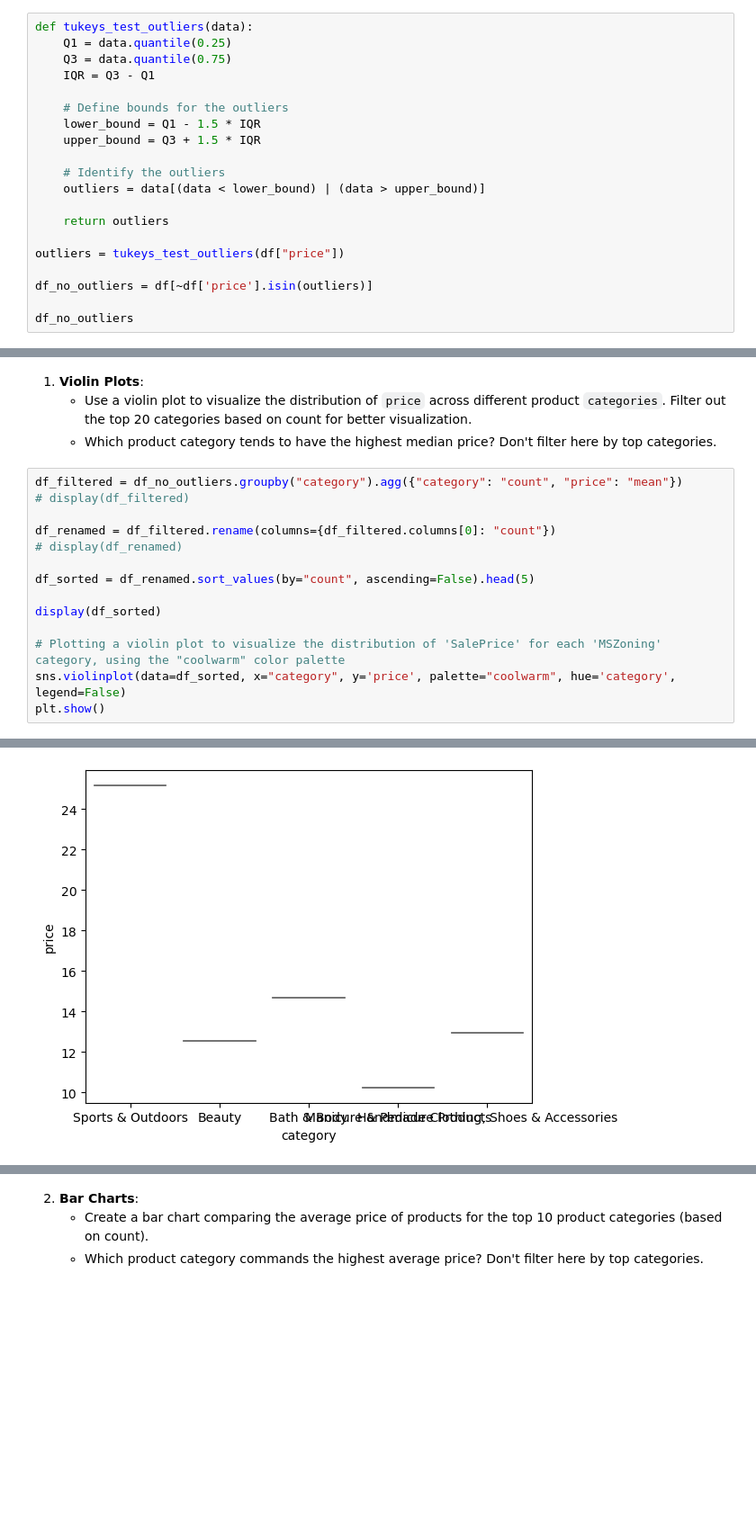
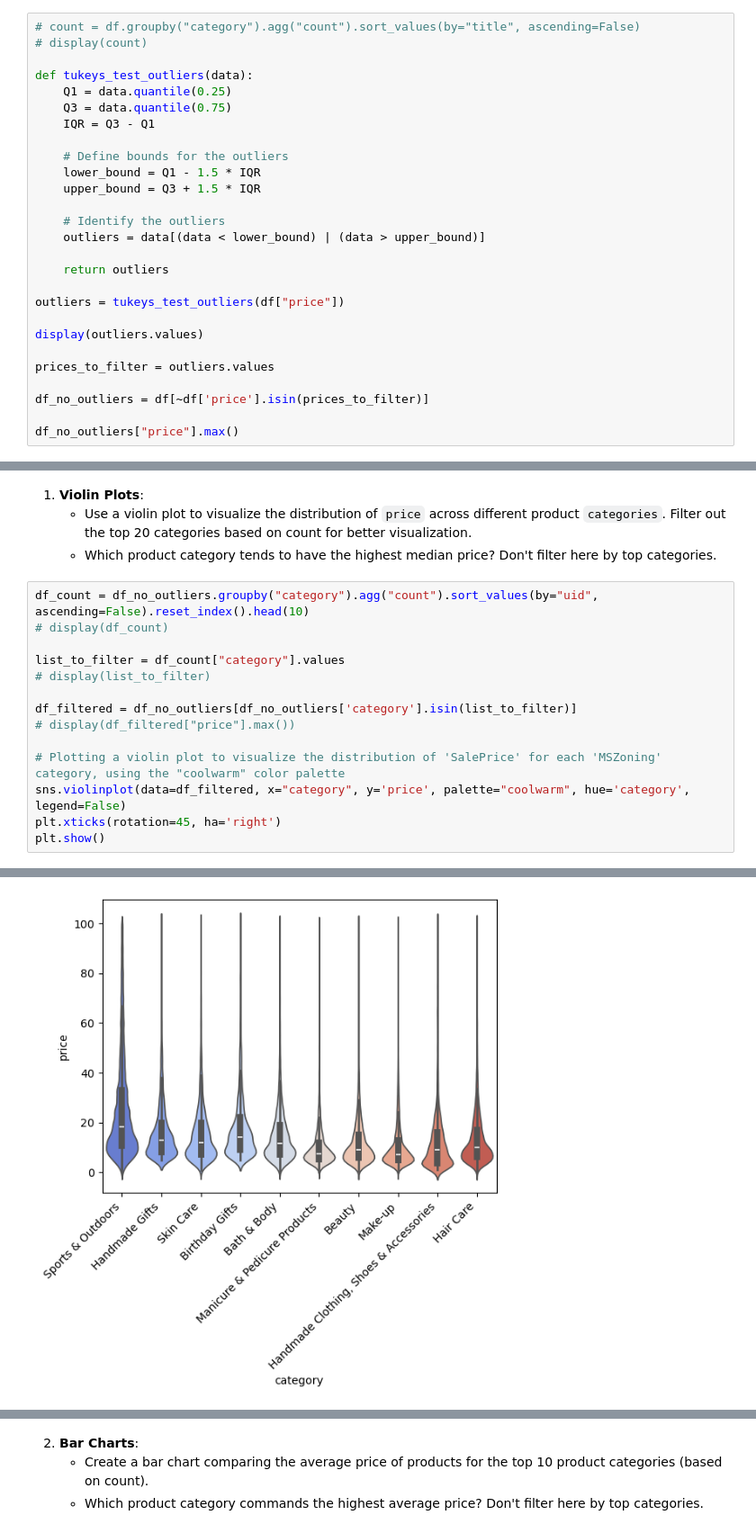
Before and after one commit to estebanba/lab-eda-bivariate, a Jupyter notebook: lab-eda-bivariate.ipynb, the cells around one changed output, grey strips where cells are left out. Shown at 90% size. Drawn from its saved outputs; the diff is of its cells as text; blank space fills up the shorter version.

```diff
--- a/lab-eda-bivariate.ipynb
+++ b/lab-eda-bivariate.ipynb
@@ -139,6 +139,9 @@ plt.show()
 
 	*Hint: you can check the last Check For Understanding at the end of the lesson EDA Bivariate Analysis for a hint on how to do this.*
 # %%
+# count = df.groupby("category").agg("count").sort_values(by="title", ascending=False)
+# display(count)
+
 def tukeys_test_outliers(data):
     Q1 = data.quantile(0.25)
     Q3 = data.quantile(0.75)
@@ -155,7 +158,11 @@ def tukeys_test_outliers(data):
 
 outliers = tukeys_test_outliers(df["price"])
 
-df_no_outliers = df[~df['price'].isin(outliers)]
+display(outliers.values)
 
-df_no_outliers
+prices_to_filter = outliers.values
+
+df_no_outliers = df[~df['price'].isin(prices_to_filter)]
+
+df_no_outliers["price"].max()
 # %% [output]
@@ -178,17 +174,17 @@ df_no_outliers
     - Use a violin plot to visualize the distribution of `price` across different product `categories`. Filter out the top 20 categories based on count for better visualization.
     - Which product category tends to have the highest median price? Don't filter here by top categories.
 # %%
-df_filtered = df_no_outliers.groupby("category").agg({"category": "count", "price": "mean"})
-# display(df_filtered)
+df_count = df_no_outliers.groupby("category").agg("count").sort_values(by="uid", ascending=False).reset_index().head(10)
+# display(df_count)
 
-df_renamed = df_filtered.rename(columns={df_filtered.columns[0]: "count"})
-# display(df_renamed)
+list_to_filter = df_count["category"].values
+# display(list_to_filter)
 
-df_sorted = df_renamed.sort_values(by="count", ascending=False).head(5)
-
-display(df_sorted)
+df_filtered = df_no_outliers[df_no_outliers['category'].isin(list_to_filter)]
+# display(df_filtered["price"].max())
 
 # Plotting a violin plot to visualize the distribution of 'SalePrice' for each 'MSZoning' category, using the "coolwarm" color palette
-sns.violinplot(data=df_sorted, x="category", y='price', palette="coolwarm", hue='category', legend=False)
+sns.violinplot(data=df_filtered, x="category", y='price', palette="coolwarm", hue='category', legend=False)
+plt.xticks(rotation=45, ha='right')
 plt.show()
 # %% [output]
@@ -202 +191 @@ plt.show()
-[figure, old version]
+[figure, new version]
```
Also changed, not shown: parts of 10 cells of this notebook.
